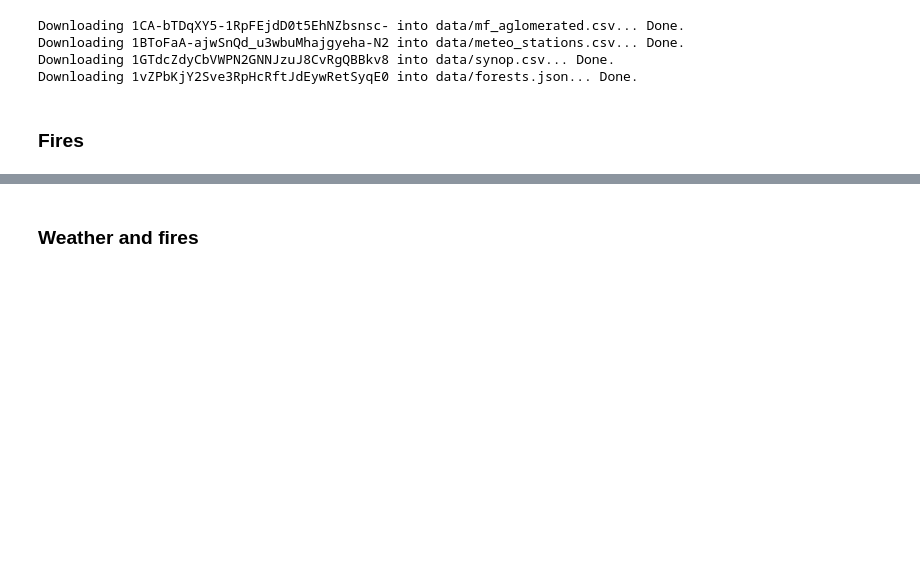
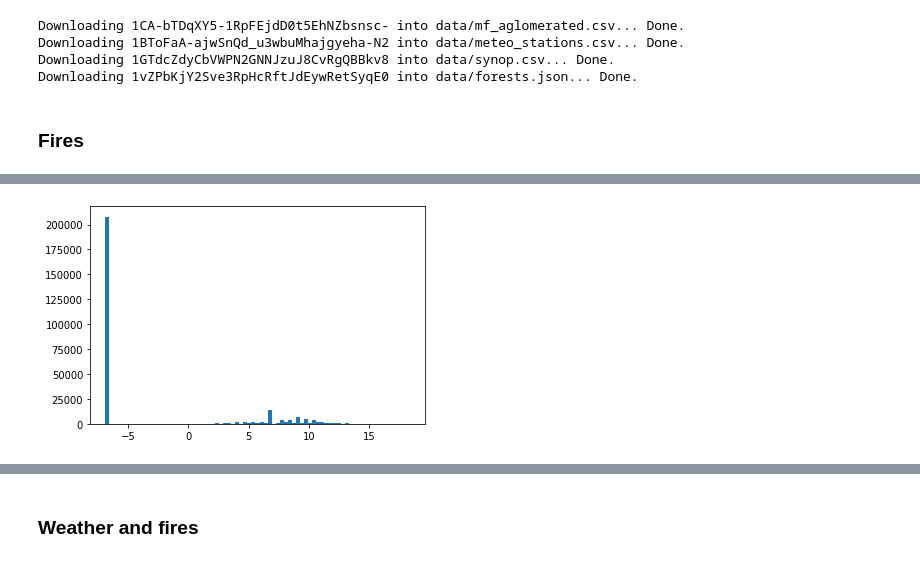
Before and after one commit to fd0r/Wildfire-Area, a Jupyter notebook: WFA_starting_kit.ipynb, the cells around one changed output, grey strips where cells are left out. Cells and saved outputs as stored; diff of their text form; code cells hidden in the pictures; blank space fills up the shorter version.

```diff
--- a/WFA_starting_kit.ipynb
+++ b/WFA_starting_kit.ipynb
@@ -207,0 +235,5 @@ fires = pd.read_csv('data/train.csv')
+# %%
+plt.hist(np.log(y_array),bins=75)
+plt.show()
+# %% [output]
+[figure, added]
```
Also changed, not shown: parts of 59 cells of this notebook, 1 other file.
